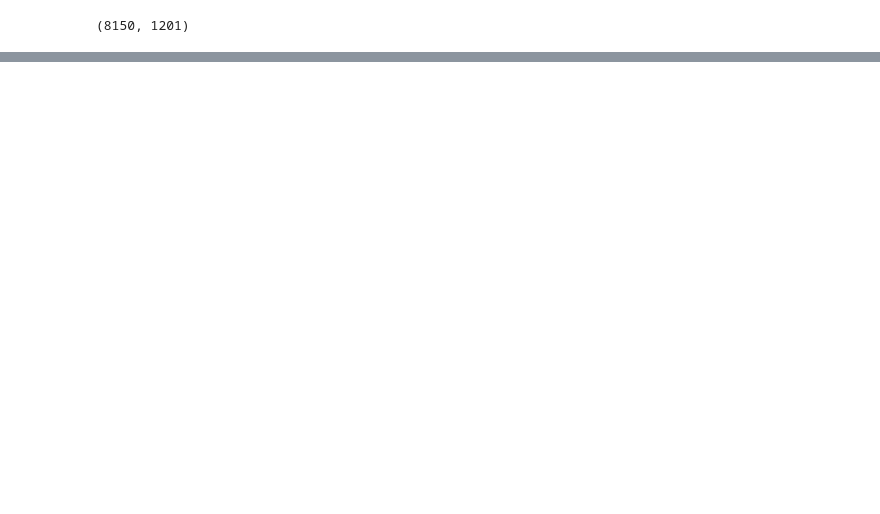
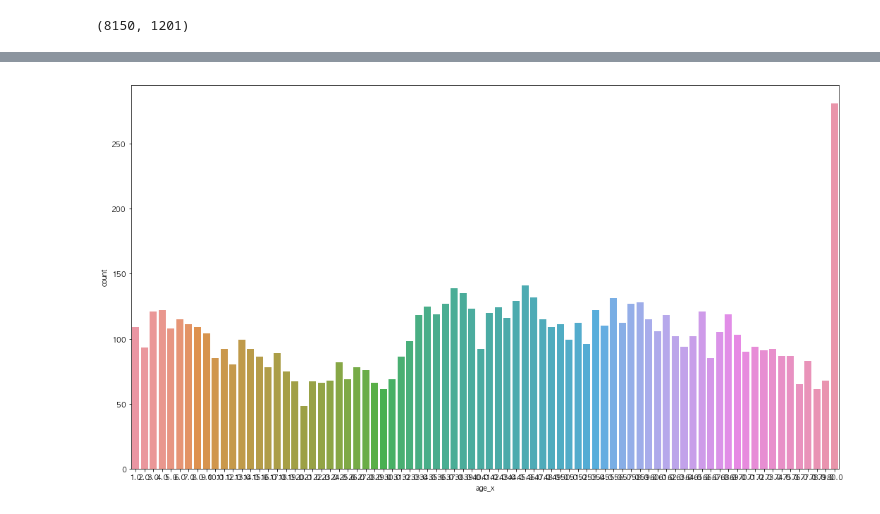
Before and after one commit to zoot0134/kdata_project_2018, a Jupyter notebook: 01_EDA_MC.ipynb, the cells around one changed output, grey strips where cells are left out. Cells and saved outputs as stored; diff of their text form; code cells hidden in the pictures; blank space fills up the shorter version.

```diff
--- a/01_EDA_MC.ipynb
+++ b/01_EDA_MC.ipynb
@@ -37,0 +123,7 @@ print(df.head(3))
+# %%
+# 나이별 countplot
+f,ax=plt.subplots(1,1,figsize=(18,10))
+sns.countplot('age_x', data=df)
+plt.show()
+# %% [output]
+[figure, added]
```
Also changed, not shown: parts of 11 cells of this notebook.
